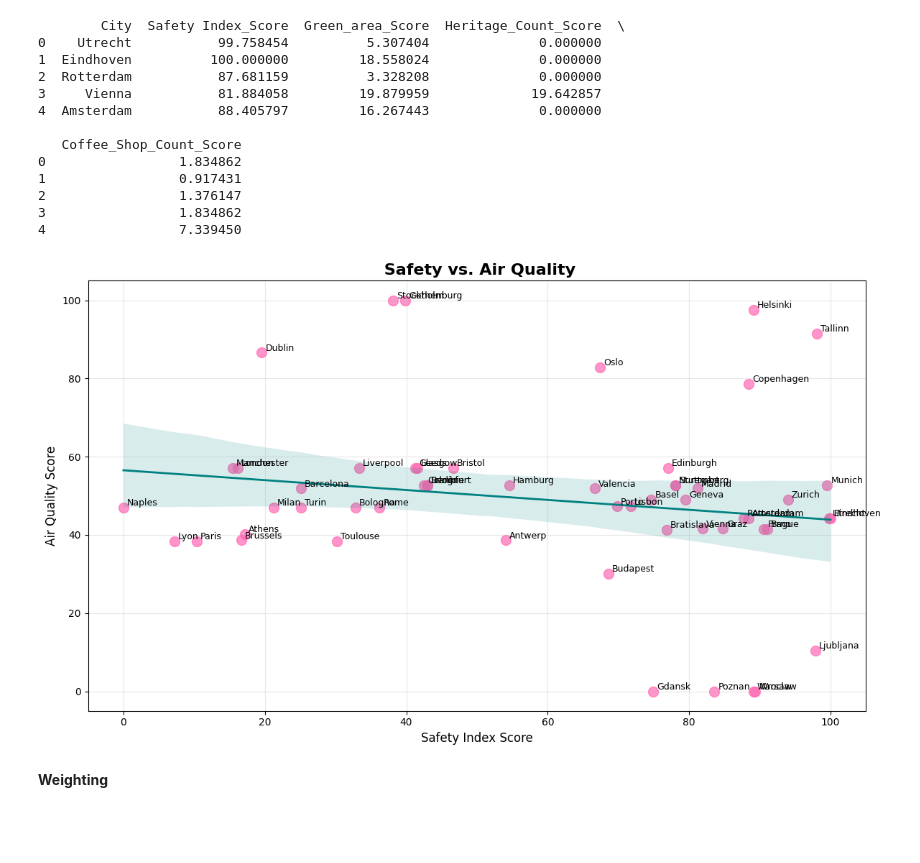
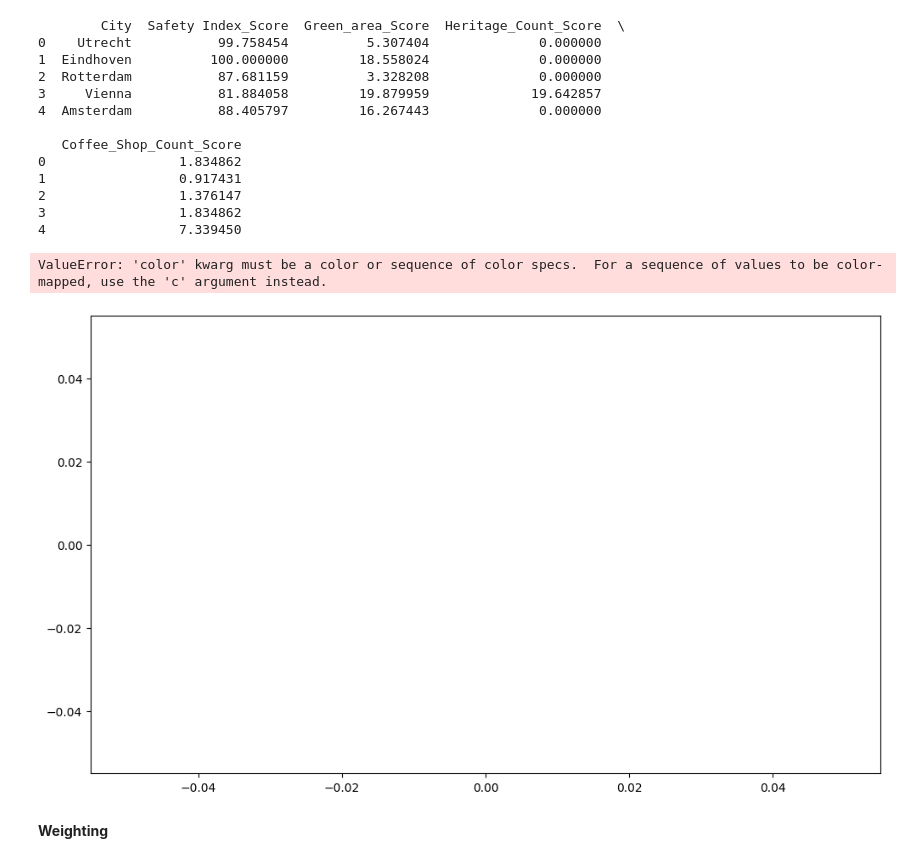
Before and after one commit to AoifeMurphy02/DAV_Specification_Index_Generation_and_Visualization, a Jupyter notebook: HGW_Index.ipynb, the cells around one changed output. Drawn from its saved outputs; the diff is of its cells as text; code cells hidden in the pictures; blank space fills up the shorter version.

```diff
--- a/HGW_Index.ipynb
+++ b/HGW_Index.ipynb
@@ -742,7 +745,7 @@ Air Quality PM2.5: This is the most "compact" box, but it has significant outlie
 Precipitation (Blue/Right): This data is very tightly clustered. The fact that the outliers only go up to 0.20 suggests your rainfall data is quite normalized across the European sample.
 # %%
 weather_cols = ['temperature_celsius', 'air_quality_PM2.5', 'precip_mm']
-weather_colors = ['#ff7f0e', '#9467bd', '#1f77b4'] # Orange, Purple, Blue
+weather_colors = ['hotpink', '#9467bd', 'pink']
 weather_labels = ['Temperature (°C)', 'PM2.5 Concentration', 'Precipitation (mm)']
 
 # Create a 1x3 grid of histograms
@@ -1239,7 +1242,7 @@ for col in candidates:
 plt.figure(figsize=(15, 10))
 for i, col in enumerate(candidates):
     plt.subplot(2, 2, i+1)
-    sns.histplot(df_europe_master[col], kde=True, color='teal')
+    sns.histplot(df_europe_master[col], kde=True, color='hotpink')
     plt.title(f'Distribution of {col}')
 
 plt.tight_layout()
@@ -1328,36 +1331,37 @@ print(df_europe_master[['City', 'Safety Index_Score', 'Green_area_Score', 'Herit
 # %%
 import seaborn as sns
 import matplotlib.pyplot as plt
 
 plt.figure(figsize=(12, 7))
 
 # Plot Safety vs Air Quality with a Trend Line
 sns.regplot(
     data=df_europe_master,
     x='Safety Index_Score',
     y='Air_Quality_Score',
-    scatter_kws={'s':100, 'alpha':0.7, 'color':'#FF69B4'}, # Pink
-    line_kws={'color':'#008080', 'lw':2}                  # Teal
+    scatter_kws={'s':100, 'alpha':0.7, 'color':'hotpin'},
+    line_kws={'color':'#008080', 'lw':2}
 )
 
 # Label the cities
 for i in range(df_europe_master.shape[0]):
     plt.text(
         df_europe_master['Safety Index_Score'][i] + 0.5,
         df_europe_master['Air_Quality_Score'][i] + 0.5,
         df_europe_master['City'][i],
         fontsize=9
     )
 
 plt.title(' Safety vs. Air Quality', fontsize=16, fontweight='bold')
 plt.xlabel('Safety Index Score', fontsize=12)
 plt.ylabel('Air Quality Score', fontsize=12)
 plt.grid(True, alpha=0.3)
 
 plt.tight_layout()
 plt.show()
 # %% [output]
+ValueError: 'color' kwarg must be a color or sequence of color specs.  For a sequence of values to be color-mapped, use the 'c' argument instead.
-[figure, old version]
+[figure, new version]
 # %% [markdown]
 **Weighting**
 # %%
```
Also changed, not shown: parts of 16 cells of this notebook.
